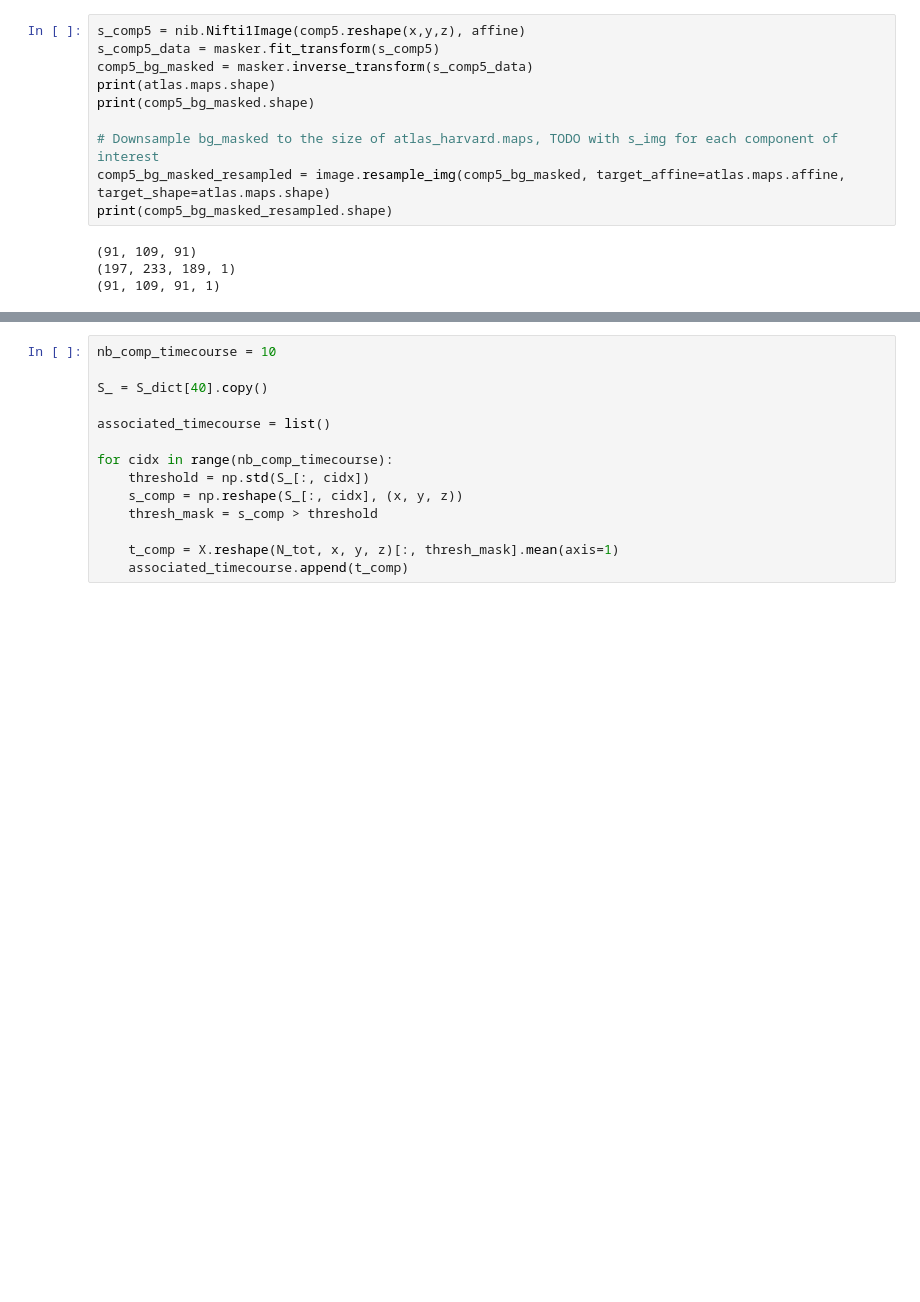
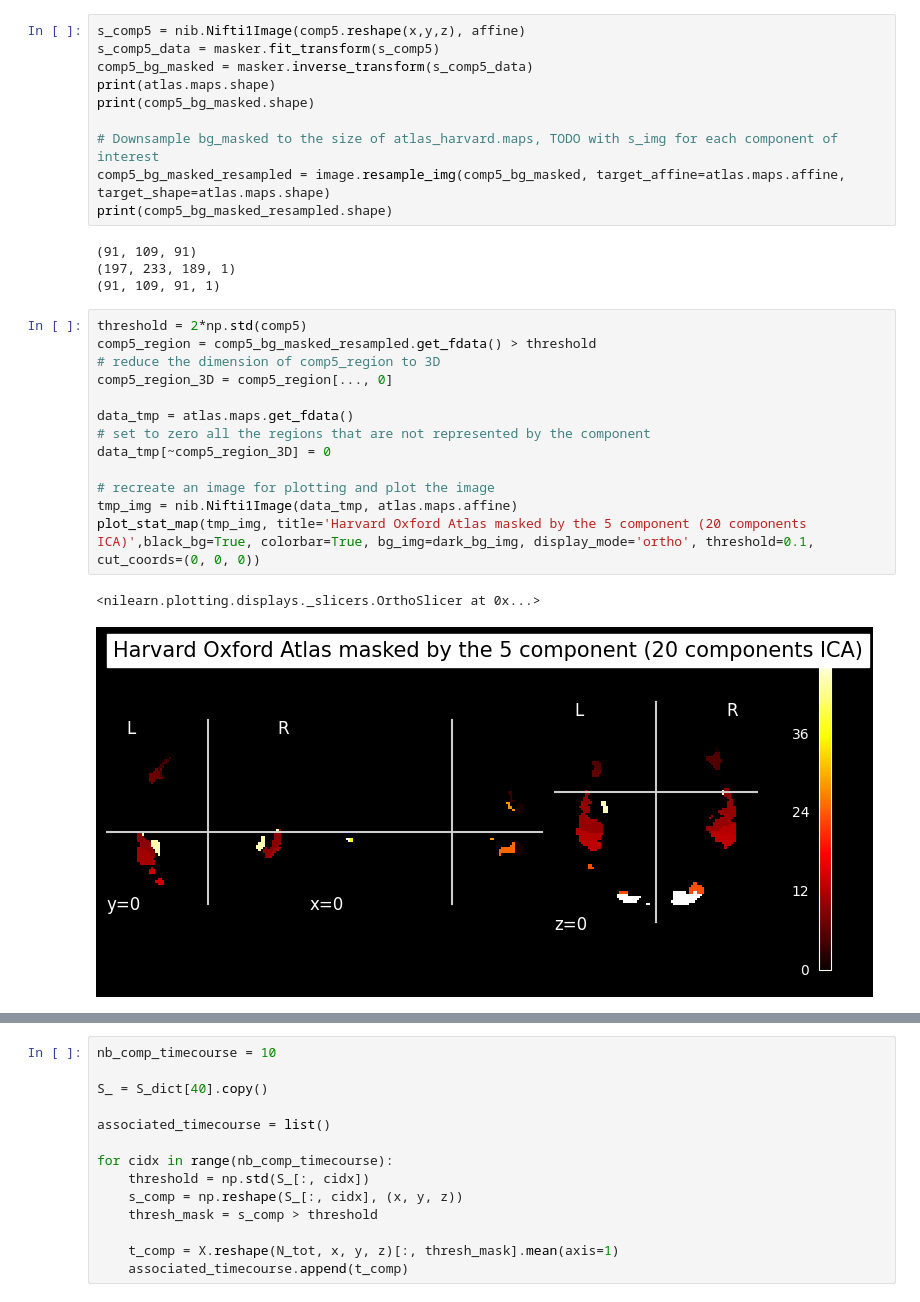
Before and after one commit to Neiizo/NSSP_421_Group_M, a Jupyter notebook: Project2/MiniProject2.ipynb, the cells around one changed output, grey strips where cells are left out. Drawn from its saved outputs; the diff is of its cells as text; blank space fills up the shorter version.

```diff
--- a/Project2/MiniProject2.ipynb
+++ b/Project2/MiniProject2.ipynb
@@ -433,3 +413,19 @@ print(comp5_bg_masked_resampled.shape)
 (91, 109, 91)
 (197, 233, 189, 1)
 (91, 109, 91, 1)
+# %%
+threshold = 2*np.std(comp5)
+comp5_region = comp5_bg_masked_resampled.get_fdata() > threshold
+# reduce the dimension of comp5_region to 3D
+comp5_region_3D = comp5_region[..., 0]
+
+data_tmp = atlas.maps.get_fdata()
+# set to zero all the regions that are not represented by the component
+data_tmp[~comp5_region_3D] = 0
+
+# recreate an image for plotting and plot the image
+tmp_img = nib.Nifti1Image(data_tmp, atlas.maps.affine)
+plot_stat_map(tmp_img, title='Harvard Oxford Atlas masked by the 5 component (20 components ICA)',black_bg=True, colorbar=True, bg_img=dark_bg_img, display_mode='ortho', threshold=0.1, cut_coords=(0, 0, 0))
+# %% [output]
+<nilearn.plotting.displays._slicers.OrthoSlicer at 0x...>
+[figure, added]
```
Also changed, not shown: parts of 16 cells of this notebook.
